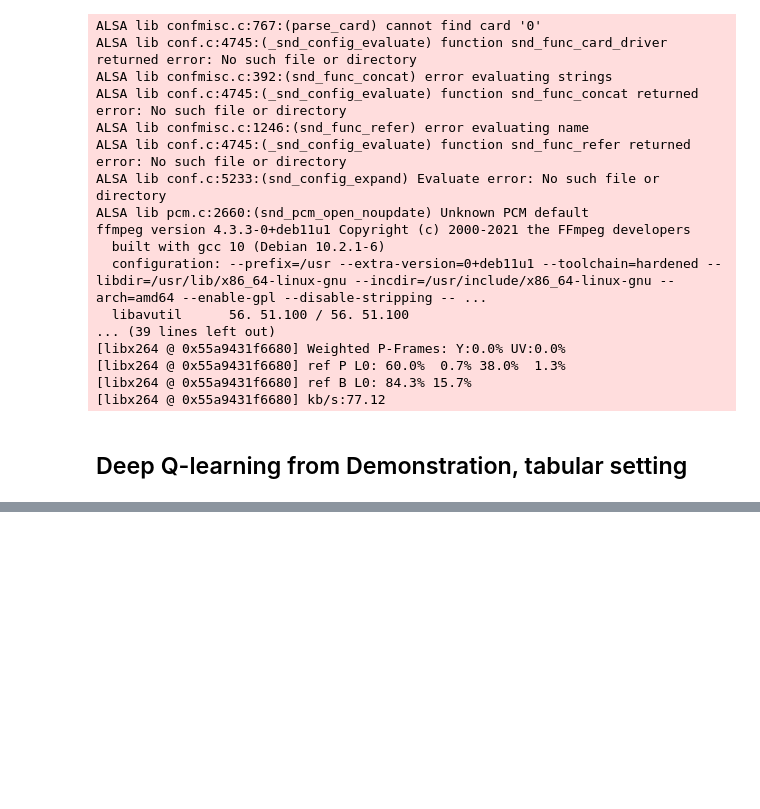
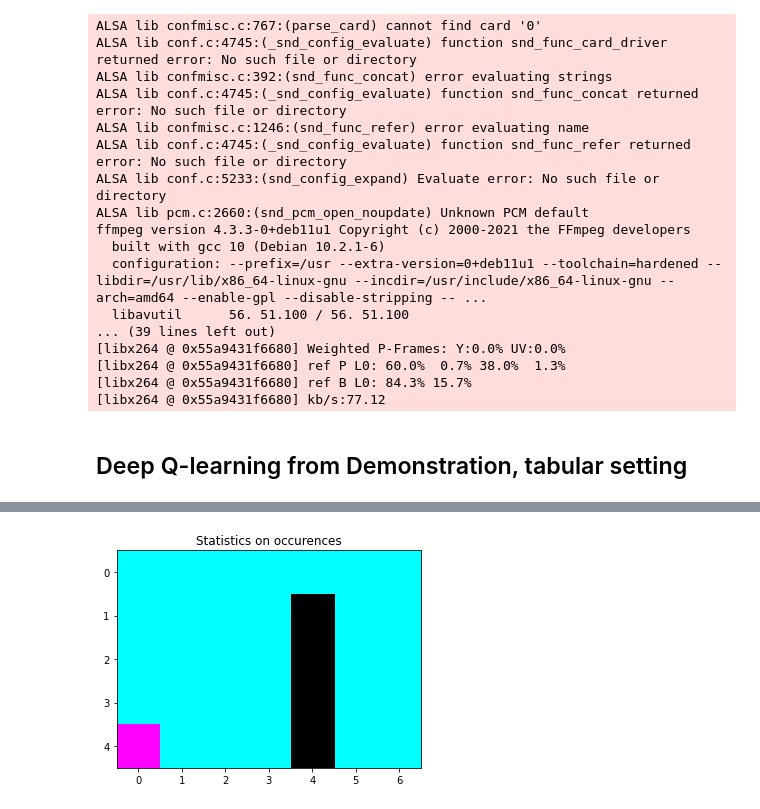
Before and after one commit to theovincent/ReinforcementLearningWithDemonstration, a Jupyter notebook: simulators/grid_world/simulate_algorithms.ipynb, the cells around one changed output, grey strips where cells are left out. Cells and saved outputs as stored; diff of their text form; code cells hidden in the pictures; blank space fills up the shorter version.

```diff
--- a/simulators/grid_world/simulate_algorithms.ipynb
+++ b/simulators/grid_world/simulate_algorithms.ipynb
@@ -395,0 +454,20 @@ DQfD_Q = tabular_DQfD(
+# %%
+for transition in replay_buffer.buffer_expert:
+    if transition.td_loss is not None:
+        print(transition.td_loss)
+# %%
+number_occurences = np.zeros(env.S)
+
+for transition in replay_buffer.buffer_expert:
+    number_occurences[transition.state] += 1
+
+for transition in replay_buffer.buffer_rl:
+    number_occurences[transition.state] += 1
+
+img = env.get_layout_img(number_occurences)
+plt.figure()
+plt.title("Statistics on occurences")
+plt.imshow(img)
+plt.show()
+# %% [output]
+[figure, added]
```
Also changed, not shown: parts of 6 cells of this notebook, 2 other files.
